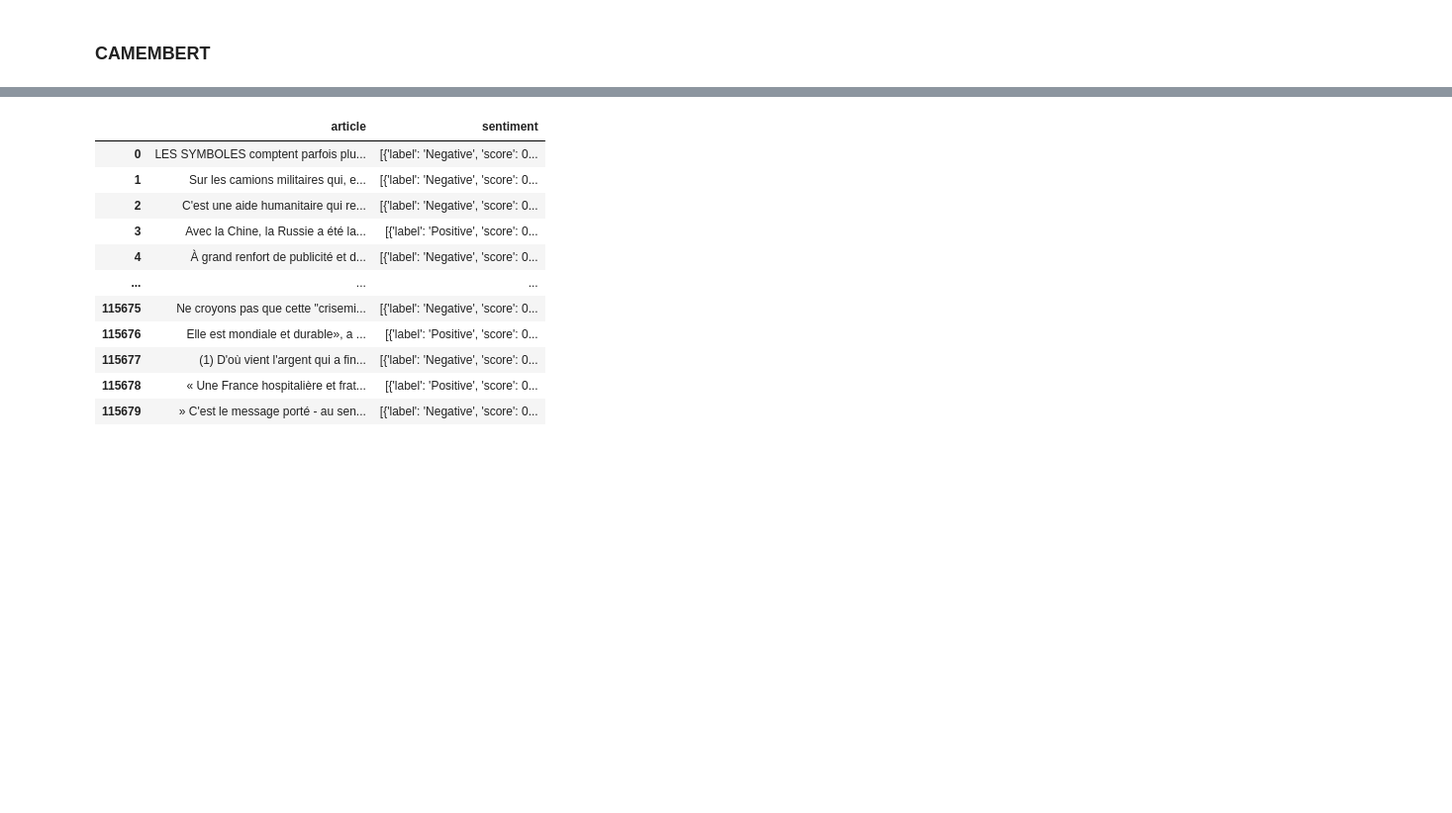
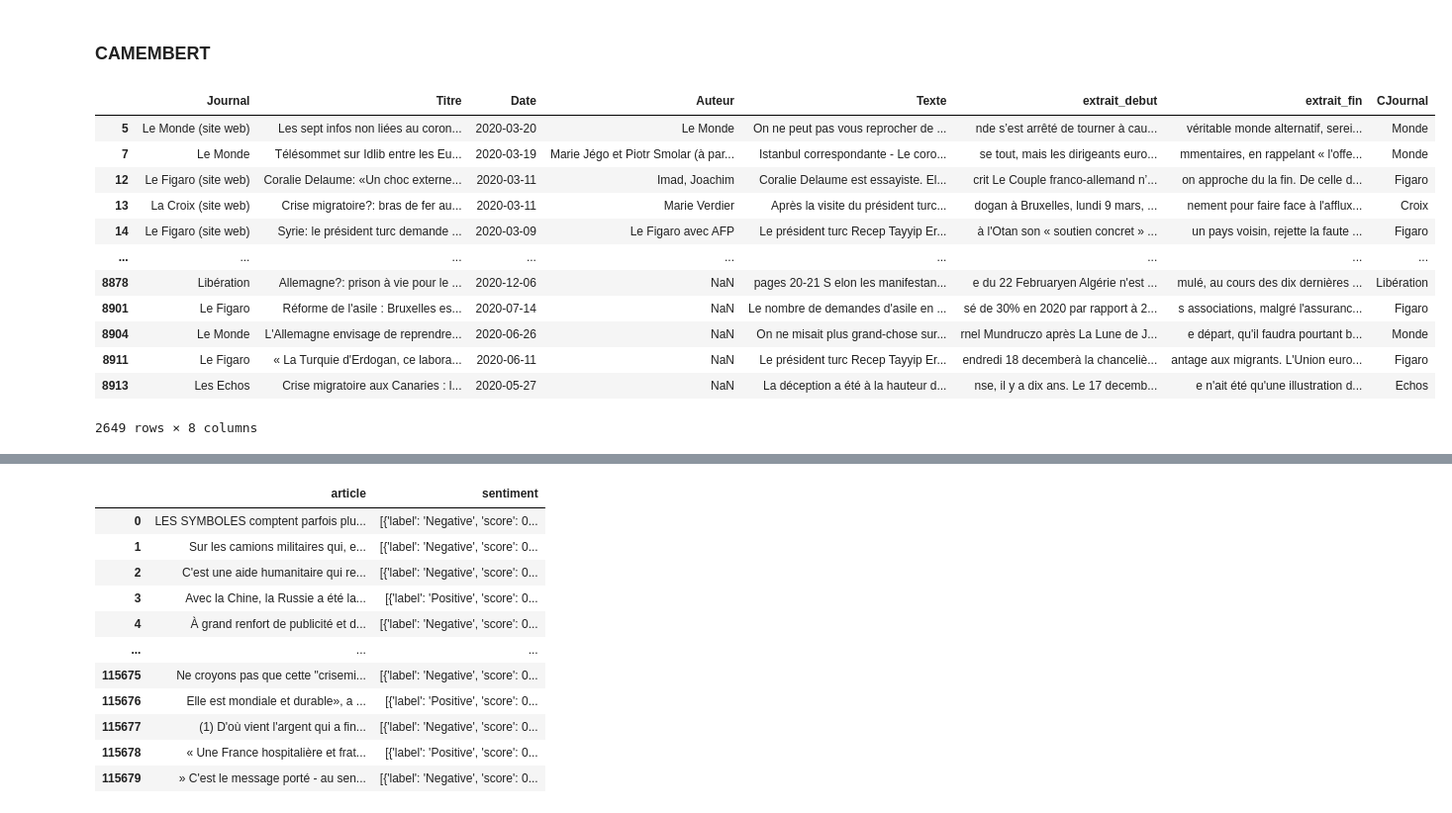
Before and after one commit to cmllbll/Projet_DSSS_2023, a Jupyter notebook: Sentiment Analysis.ipynb, the cells around one changed output, grey strips where cells are left out. Shown at 99% size. Cells and saved outputs as stored; diff of their text form; code cells hidden in the pictures; blank space fills up the shorter version.

Commit message:
Sentiment Analysis Syrie

```diff
--- a/Sentiment Analysis.ipynb
+++ b/Sentiment Analysis.ipynb
@@ -52,6 +52,22 @@ terms_mentioned_afghanistan = [
     "Afghanistan", "afghan", "afghane", "Kaboul"
 ]
 filtered_articles_afghanistan = df[df["Texte"].str.contains('|'.join(terms_mentioned_afghanistan), case=False)]
+# %%
+filtered_articles_syria
+# %% [output]
+|  | Journal | Titre | Date | Auteur | Texte | extrait_debut | extrait_fin | CJournal |
+| 5 | Le Monde (site web) | Les sept infos non liées au coron... | 2020-03-20 | Le Monde | On ne peut pas vous reprocher de ... | nde s’est arrêté de tourner à cau... | véritable monde alternatif, serei... | Monde |
+| 7 | Le Monde | Télésommet sur Idlib entre les Eu... | 2020-03-19 | Marie Jégo et Piotr Smolar (à par... | Istanbul correspondante - Le coro... | se tout, mais les dirigeants euro... | mmentaires, en rappelant « l'offe... | Monde |
+| 12 | Le Figaro (site web) | Coralie Delaume: «Un choc externe... | 2020-03-11 | Imad, Joachim | Coralie Delaume est essayiste. El... | crit Le Couple franco-allemand n’... | on approche du la fin. De celle d... | Figaro |
+| 13 | La Croix (site web) | Crise migratoire?: bras de fer au... | 2020-03-11 | Marie Verdier | Après la visite du président turc... | dogan à Bruxelles, lundi 9 mars, ... | nement pour faire face à l'afflux... | Croix |
+| 14 | Le Figaro (site web) | Syrie: le président turc demande ... | 2020-03-09 | Le Figaro avec AFP | Le président turc Recep Tayyip Er... | à l'Otan son « soutien concret » ... | un pays voisin, rejette la faute ... | Figaro |
+| ... | ... | ... | ... | ... | ... | ... | ... | ... |
+| 8878 | Libération | Allemagne?: prison à vie pour le ... | 2020-12-06 | NaN | pages 20-21 S elon les manifestan... | e du 22 Februaryen Algérie n'est ... | mulé, au cours des dix dernières ... | Libération |
+| 8901 | Le Figaro | Réforme de l'asile : Bruxelles es... | 2020-07-14 | NaN | Le nombre de demandes d'asile en ... | sé de 30% en 2020 par rapport à 2... | s associations, malgré l'assuranc... | Figaro |
+| 8904 | Le Monde | L'Allemagne envisage de reprendre... | 2020-06-26 | NaN | On ne misait plus grand-chose sur... | rnel Mundruczo après La Lune de J... | e départ, qu'il faudra pourtant b... | Monde |
+| 8911 | Le Figaro | « La Turquie d'Erdogan, ce labora... | 2020-06-11 | NaN | Le président turc Recep Tayyip Er... | endredi 18 decemberà la chanceliè... | antage aux migrants. L'Union euro... | Figaro |
+| 8913 | Les Echos | Crise migratoire aux Canaries : l... | 2020-05-27 | NaN | La déception a été à la hauteur d... | nse, il y a dix ans. Le 17 decemb... | e n'ait été qu'une illustration d... | Echos |
+2649 rows × 8 columns
 # %%
 # Function to split text into three rows
 def split_text(row):
```
Also changed, not shown: parts of 7 cells of this notebook, 1 other file.
